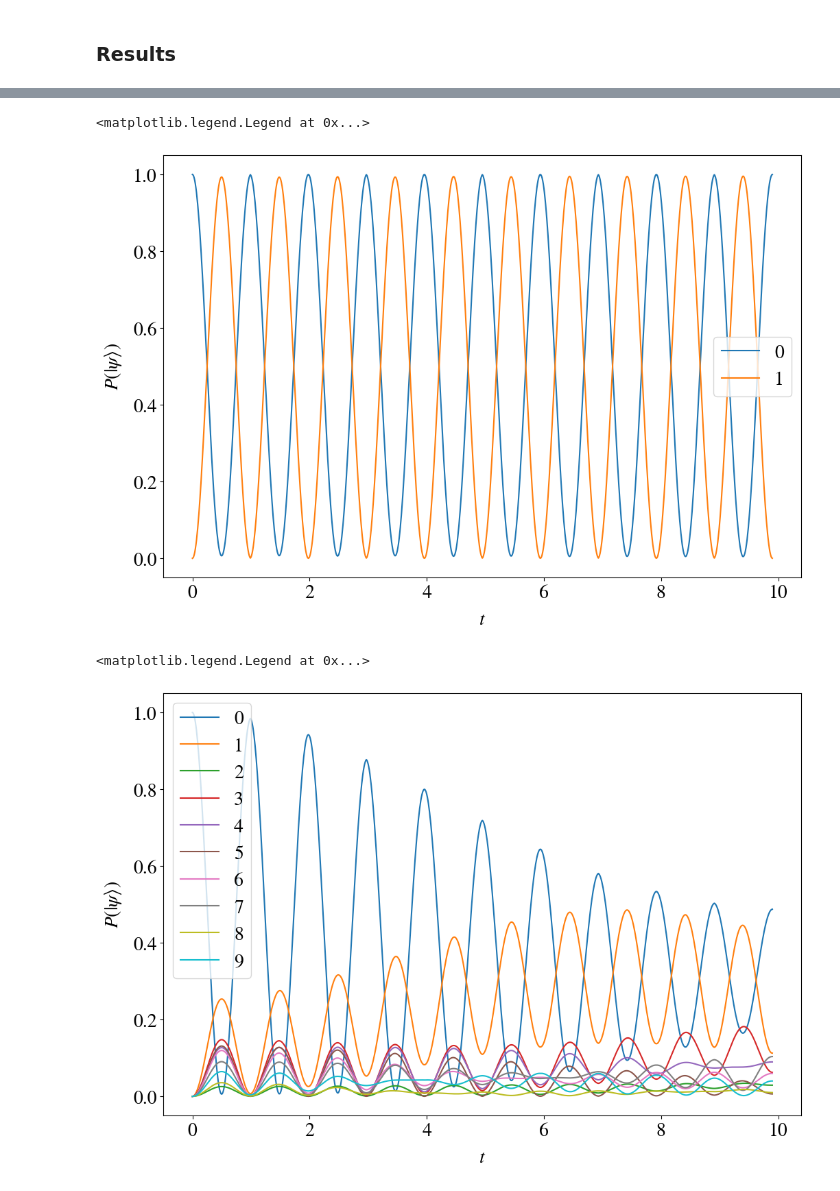
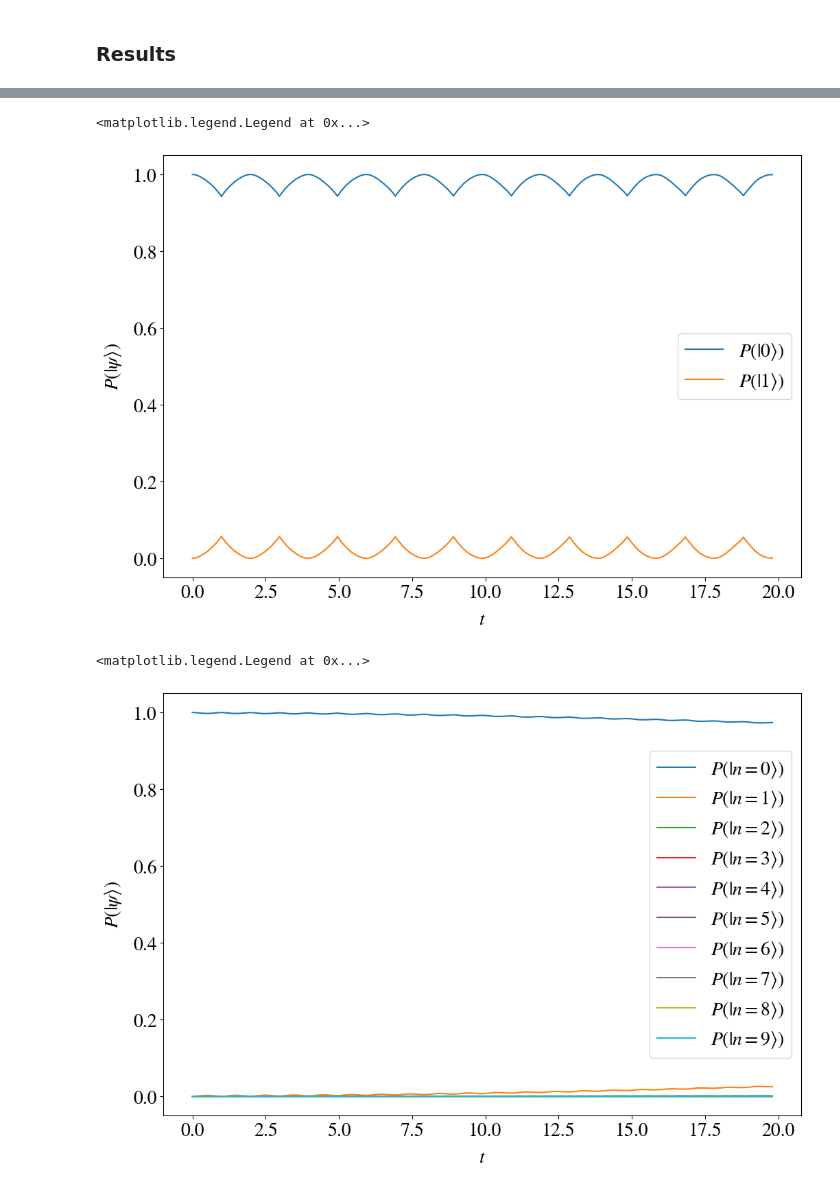
Before and after one commit to OpenQuantumDesign/oqd-trical, a Jupyter notebook: examples/9_example_floquet.ipynb, the cells around one changed output, grey strips where cells are left out. Saved outputs shown, nothing was run; the diff lists cells and outputs as text; code cells hidden in the pictures.

Commit message:
[fix] Fix floquet example where energy of Rabi frequency  much larger than the energy of the phonons

```diff
--- a/examples/9_example_floquet.ipynb
+++ b/examples/9_example_floquet.ipynb
@@ -62,7 +62,7 @@ Yb171 = Ion(
     transitions=transitions,
 )
 
-COM_x = Phonon(energy=0.1, eigenvector=[1, 0, 0])
+COM_x = Phonon(energy=2 * np.pi * 1, eigenvector=[1, 0, 0])
 
 system = System(
     ions=[
@@ -75,7 +75,7 @@ system = System(
 
 beam = Beam(
     transition=transitions[0],
-    rabi=2 * np.pi * 1,
+    rabi=2 * np.pi * 0.1,
     detuning=0,
     phase=0,
     polarization=[0, 1, 0],
@@ -85,7 +85,7 @@ beam = Beam(
 
 beam2 = Beam(
     transition=transitions[0],
-    rabi=2 * np.pi * 1,
+    rabi=2 * np.pi * 0.1,
     detuning=0,
     phase=np.pi,
     polarization=[0, 1, 0],
@@ -93,11 +93,15 @@ beam2 = Beam(
     target=0,
 )
 
+T = 10
+step = 1
 
 protocol = SequentialProtocol(
     sequence=[
-        Pulse(beam=beam, duration=1) if i % 2 == 0 else Pulse(beam=beam2, duration=1)
-        for i in range(10)
+        Pulse(beam=beam, duration=step)
+        if i % 2 == 0
+        else Pulse(beam=beam2, duration=step)
+        for i in range(np.ceil(T // 0.5).astype(int))
     ]
 )
 
@@ -153,23 +157,23 @@ Total run time:  10.50s
 # %%
 k = slice(None, None, 1)
 
 fig = plt.figure()
 
 ax = fig.subplots(1, 1, sharex=True)
 
 ax.plot(
     result["tspan"][k],
     [s.ptrace(0).diag()[:] for s in result["states"][k]],
-    label=range(2),
+    label=[rf"$P(|{i}\rangle)$" for i in range(2)],
 )
 
 ax.set_xlabel(r"$t$", labelpad=10)
 ax.set_ylabel(r"$P(| \psi \rangle)$", labelpad=10)
 
 ax.legend()
 # %% [output]
 <matplotlib.legend.Legend at 0x...>
-[figure, old version]
+[figure, new version]
 # %%
 k = slice(None, None, 1)
 
@@ -180,7 +184,7 @@ ax = fig.subplots(1, 1, sharex=True)
 ax.plot(
     result["tspan"][k],
     [s.ptrace(1).diag()[:] for s in result["states"][k]],
-    label=range(10),
+    label=[rf"$P(|n={i}\rangle)$" for i in range(10)],
 )
 
 ax.set_xlabel(r"$t$", labelpad=10)
@@ -189,4 +193,4 @@ ax.set_ylabel(r"$P(| \psi \rangle)$", labelpad=10)
 ax.legend()
 # %% [output]
 <matplotlib.legend.Legend at 0x...>
-[figure, old version]
+[figure, new version]
```
Also changed, not shown: parts of 1 cell of this notebook, 3 other files.
